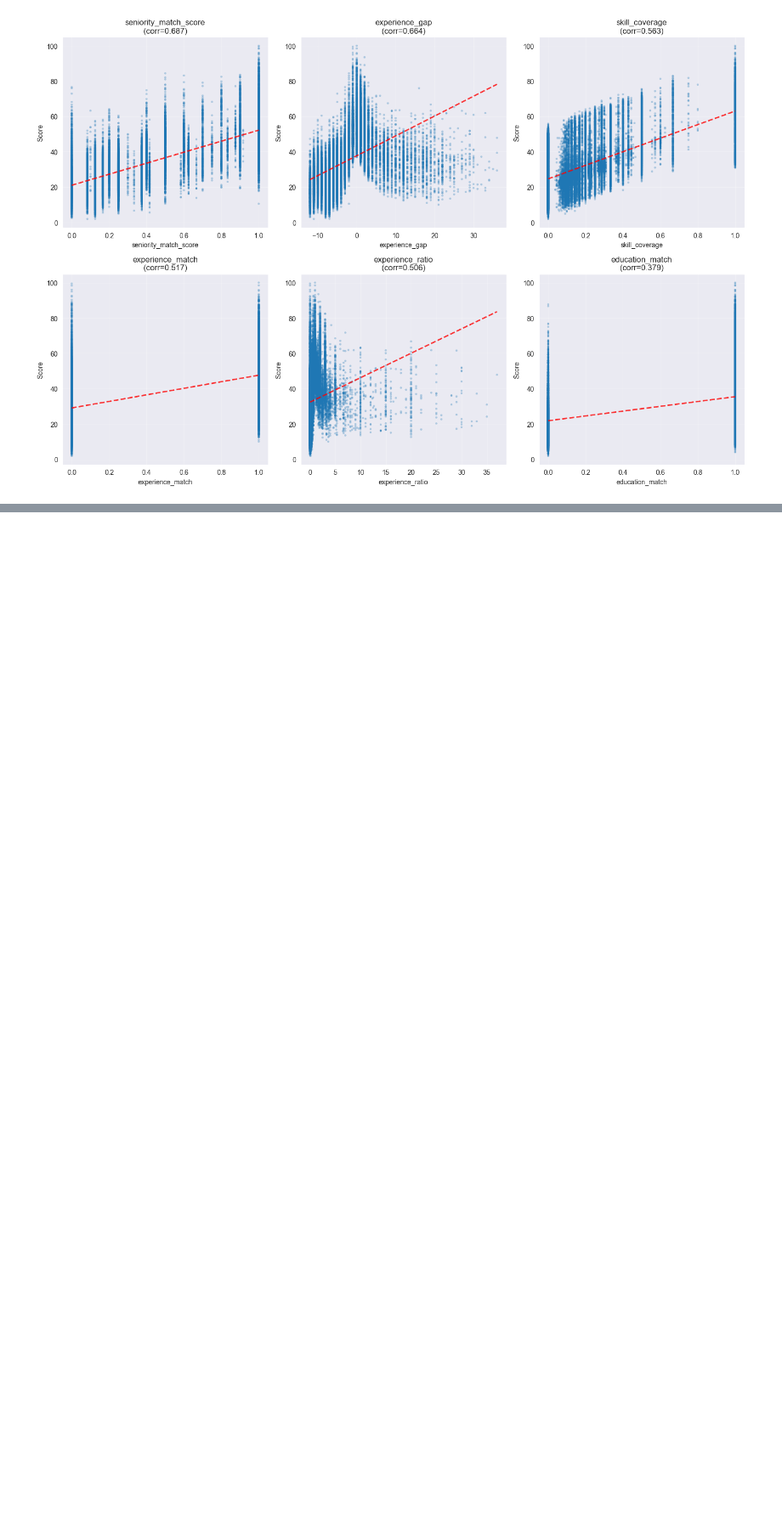
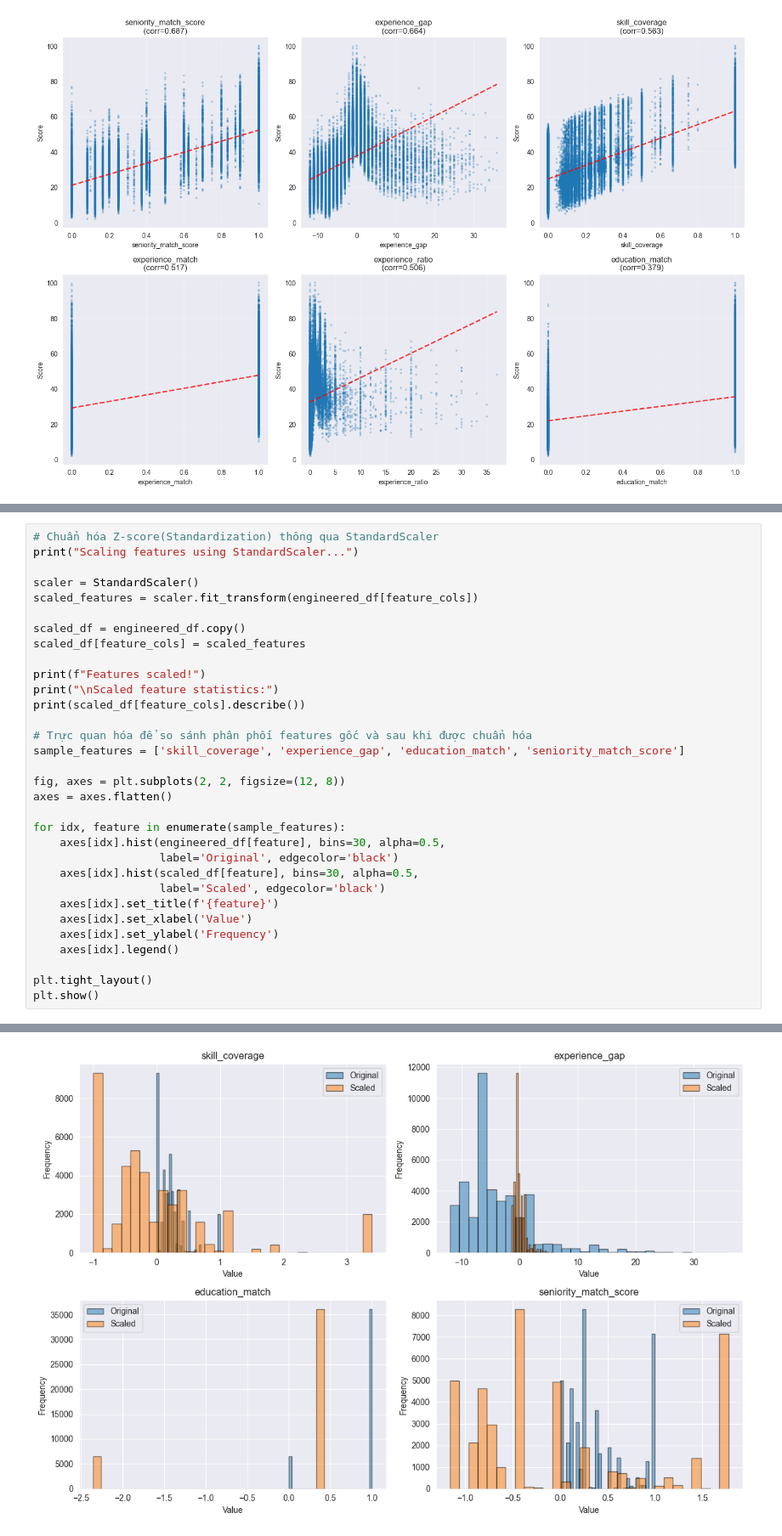
Before and after one commit to NguyenHungCuongg/Smart-Recruit, a Jupyter notebook: ml/dataset/notebooks/02_feature_engineering.ipynb, the cells around one changed output, grey strips where cells are left out. Shown at 85% size. Cells and saved outputs as stored; diff of their text form; blank space fills up the shorter version.

Commit message:
Chuẩn hóa các features (z-score)

```diff
--- a/ml/dataset/notebooks/02_feature_engineering.ipynb
+++ b/ml/dataset/notebooks/02_feature_engineering.ipynb
@@ -420,0 +423,33 @@ plt.show()
+# %%
+# Chuẩn hóa Z-score(Standardization) thông qua StandardScaler
+print("Scaling features using StandardScaler...")
+
+scaler = StandardScaler()
+scaled_features = scaler.fit_transform(engineered_df[feature_cols])
+
+scaled_df = engineered_df.copy()
+scaled_df[feature_cols] = scaled_features
+
+print(f"Features scaled!")
+print("\nScaled feature statistics:")
+print(scaled_df[feature_cols].describe())
+
+# Trực quan hóa để so sánh phân phối features gốc và sau khi được chuẩn hóa
+sample_features = ['skill_coverage', 'experience_gap', 'education_match', 'seniority_match_score']
+
+fig, axes = plt.subplots(2, 2, figsize=(12, 8))
+axes = axes.flatten()
+
+for idx, feature in enumerate(sample_features):
+    axes[idx].hist(engineered_df[feature], bins=30, alpha=0.5,
+                   label='Original', edgecolor='black')
+    axes[idx].hist(scaled_df[feature], bins=30, alpha=0.5,
+                   label='Scaled', edgecolor='black')
+    axes[idx].set_title(f'{feature}')
+    axes[idx].set_xlabel('Value')
+    axes[idx].set_ylabel('Frequency')
+    axes[idx].legend()
+
+plt.tight_layout()
+plt.show()
+# %% [output]
@@ -420,0 +473 @@ plt.show()
+[figure, added]
```
Also changed, not shown: parts of 2 cells of this notebook.
